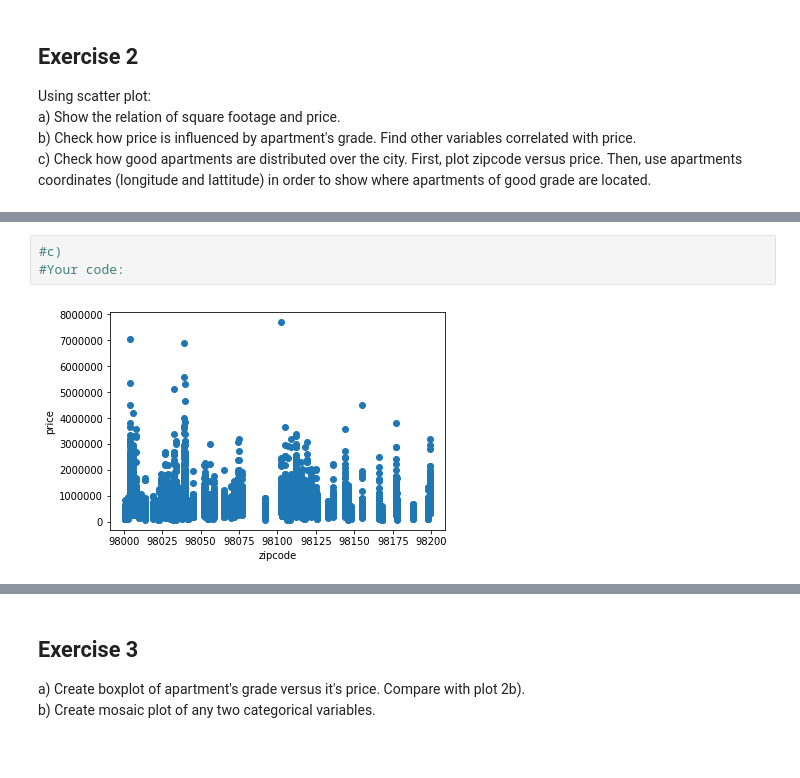
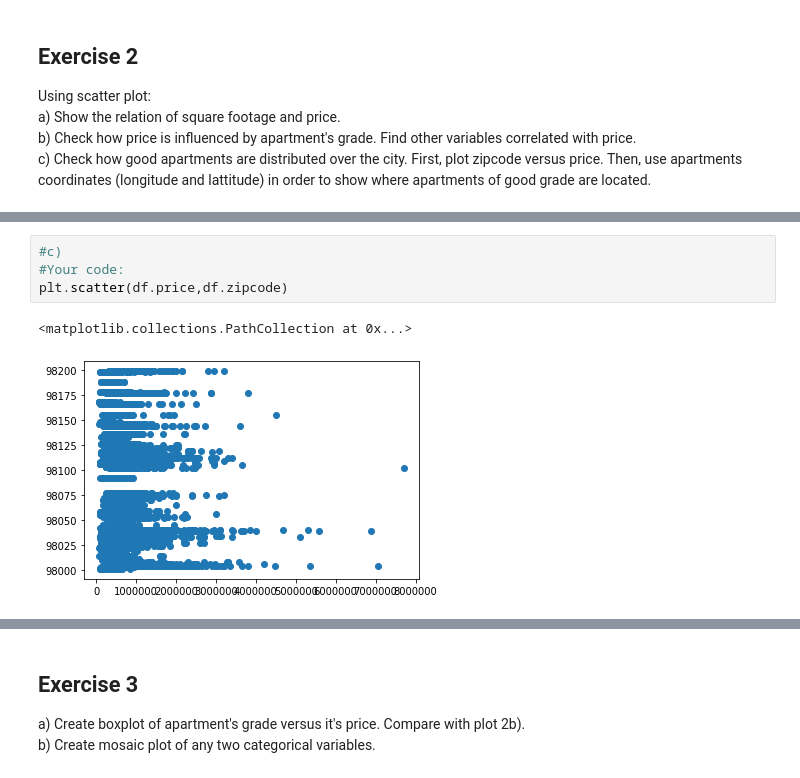
Before and after one commit to SoliareofAstora/studia1920, a Jupyter notebook: analiza_danych/Assigment_1_without_code.ipynb, the cells around one changed output, grey strips where cells are left out. Cells and saved outputs as stored; diff of their text form.

```diff
--- a/analiza_danych/Assigment_1_without_code.ipynb
+++ b/analiza_danych/Assigment_1_without_code.ipynb
@@ -89,5 +134,7 @@ c) Check how good apartments are distributed over the city. First, plot zipcode
 # %%
 #c)
 #Your code:
+plt.scatter(df.price,df.zipcode)
 # %% [output]
+<matplotlib.collections.PathCollection at 0x...>
-[figure, old version]
+[figure, new version]
```
Also changed, not shown: parts of 14 cells of this notebook, 38 other files.
